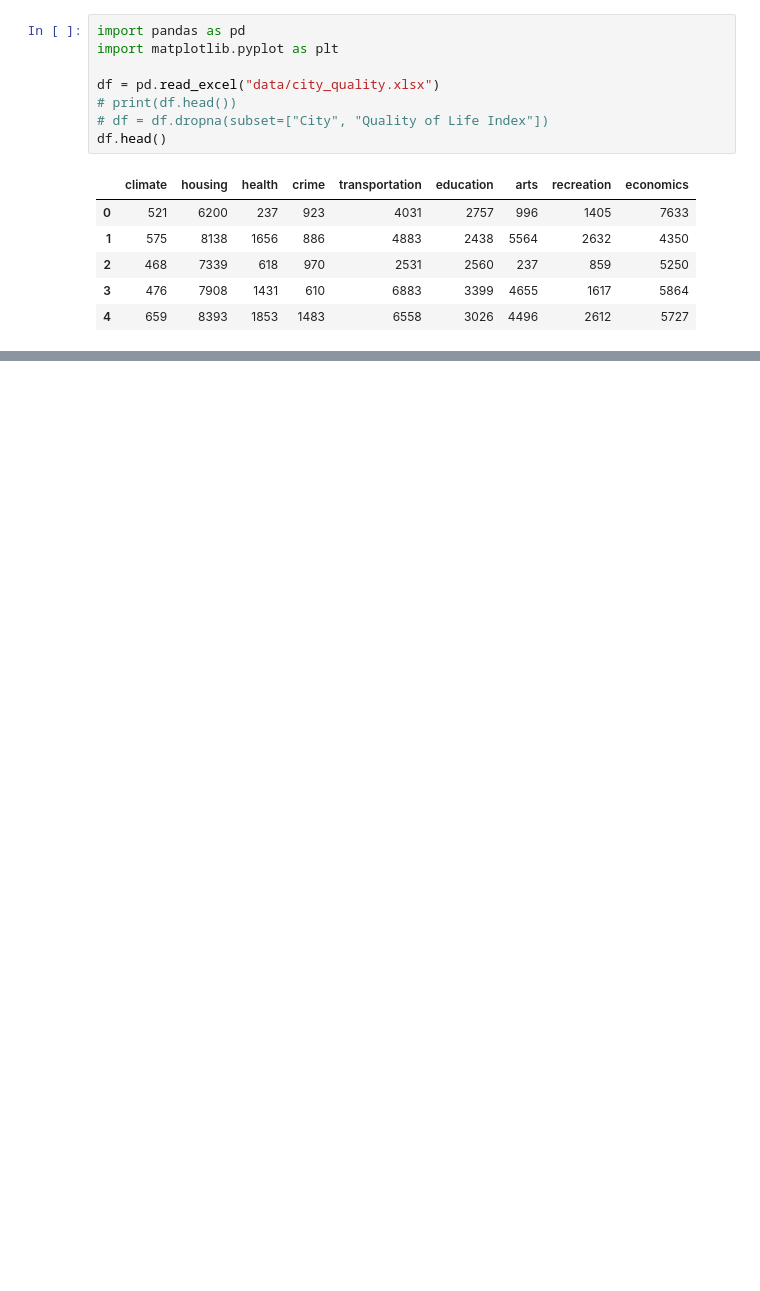
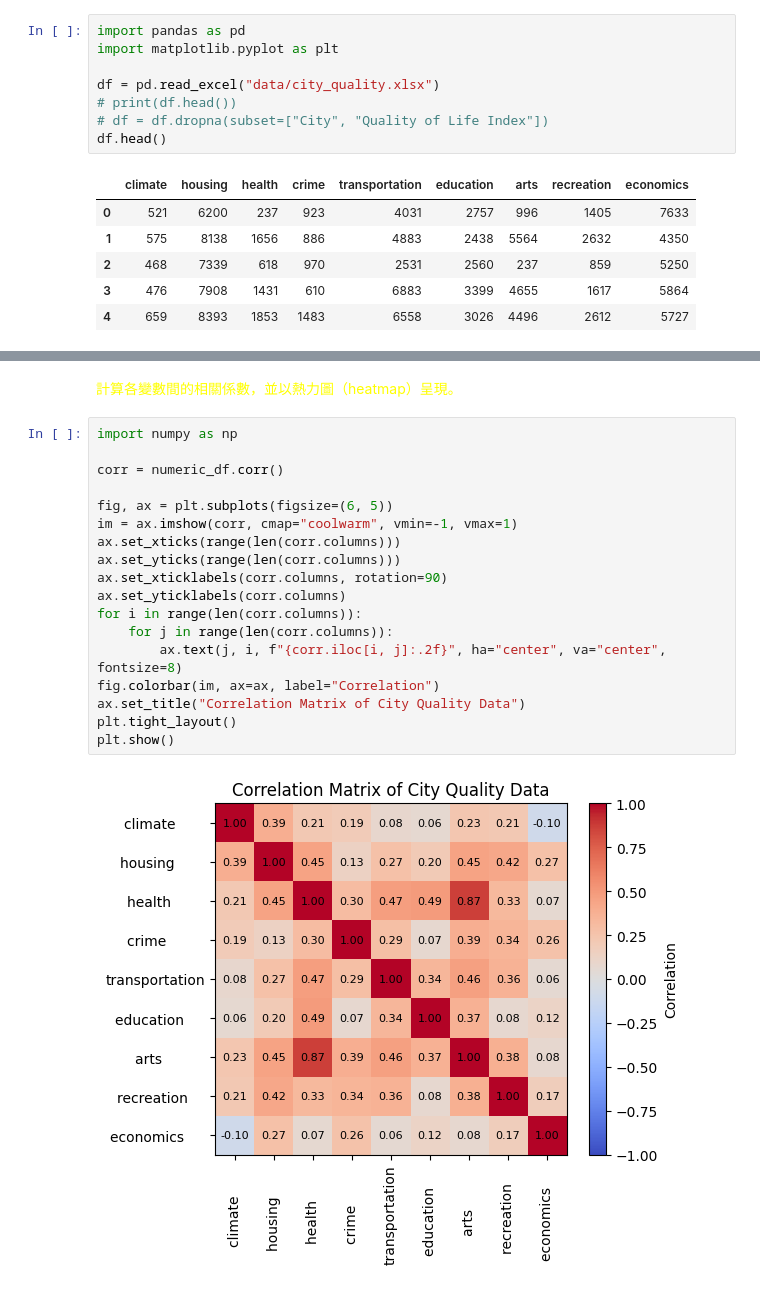
Before and after one commit to ntpuccw/ML_inCLassCoding, a Jupyter notebook: gar0907.ipynb, the cells around one changed output, grey strips where cells are left out. Saved outputs shown, nothing was run; the diff lists cells and outputs as text; blank space fills up the shorter version.

```diff
--- a/gar0907.ipynb
+++ b/gar0907.ipynb
@@ -22,0 +54,22 @@ plt.show()
+# %% [markdown]
+<font color="yellow">計算各變數間的相關係數，並以熱力圖（heatmap）呈現。</font>
+# %%
+import numpy as np
+
+corr = numeric_df.corr()
+
+fig, ax = plt.subplots(figsize=(6, 5))
+im = ax.imshow(corr, cmap="coolwarm", vmin=-1, vmax=1)
+ax.set_xticks(range(len(corr.columns)))
+ax.set_yticks(range(len(corr.columns)))
+ax.set_xticklabels(corr.columns, rotation=90)
+ax.set_yticklabels(corr.columns)
+for i in range(len(corr.columns)):
+    for j in range(len(corr.columns)):
+        ax.text(j, i, f"{corr.iloc[i, j]:.2f}", ha="center", va="center", fontsize=8)
+fig.colorbar(im, ax=ax, label="Correlation")
+ax.set_title("Correlation Matrix of City Quality Data")
+plt.tight_layout()
+plt.show()
+# %% [output]
+[figure, added]
```
Also changed, not shown: parts of 8 cells of this notebook.
